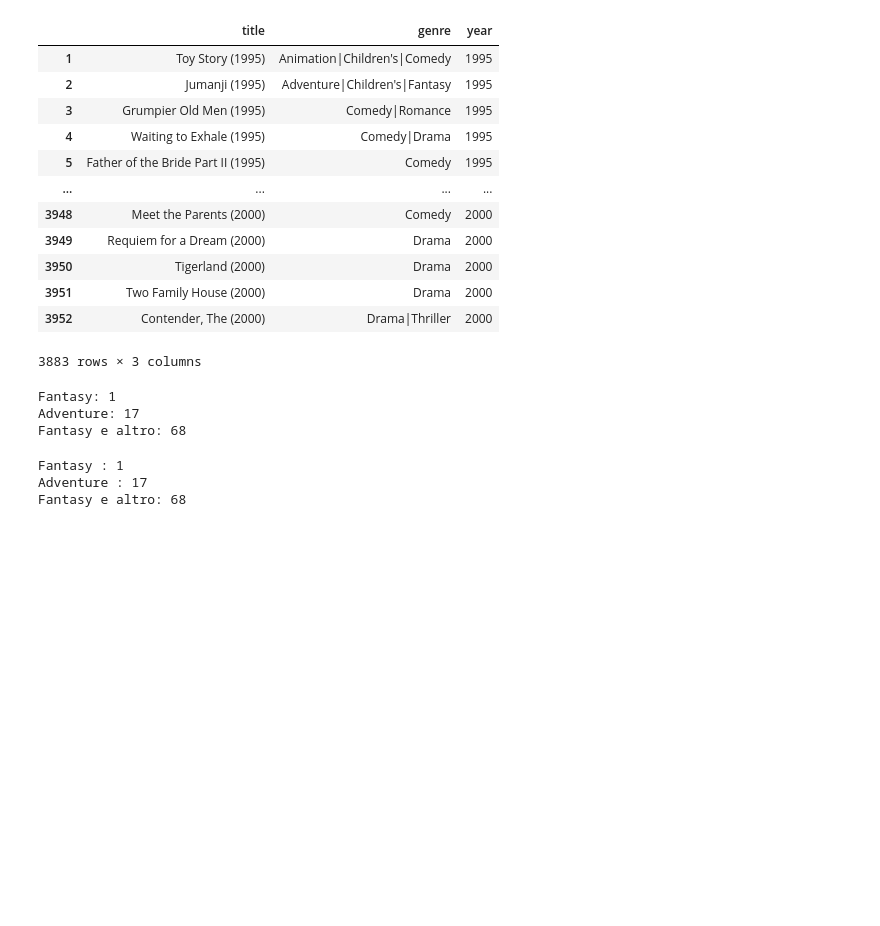
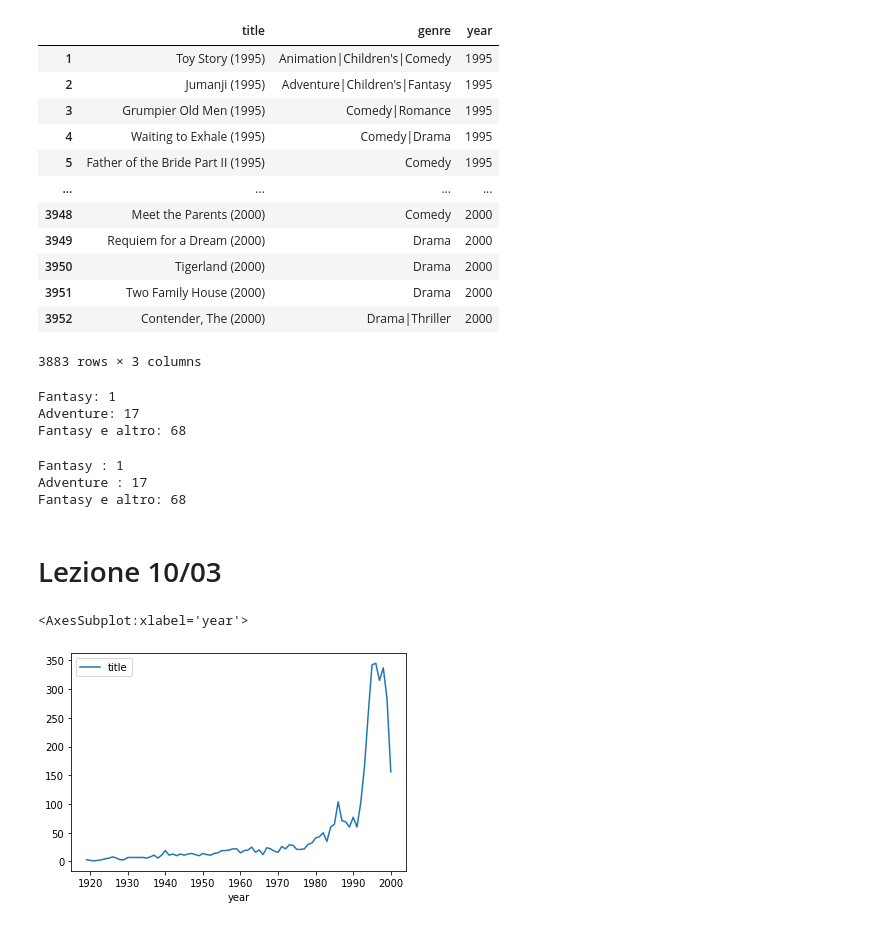
Before and after one commit to martinasimeone/MLPNS_MSimeone, a Jupyter notebook: MLPNS23_bootcamp.ipynb, the cells around one changed output. Saved outputs shown, nothing was run; the diff lists cells and outputs as text; code cells hidden in the pictures; blank space fills up the shorter version.

```diff
--- a/MLPNS23_bootcamp.ipynb
+++ b/MLPNS23_bootcamp.ipynb
@@ -560,3 +551,10 @@ search('Fantasy')
 Fantasy : 1
 Adventure : 17
 Fantasy e altro: 68
+# %% [markdown]
+# Lezione 10/03
+# %%
+movies.groupby("year").count().plot(y="title")
+# %% [output]
+<AxesSubplot:xlabel='year'>
+[figure, added]
```
Also changed, not shown: parts of 53 cells of this notebook.
